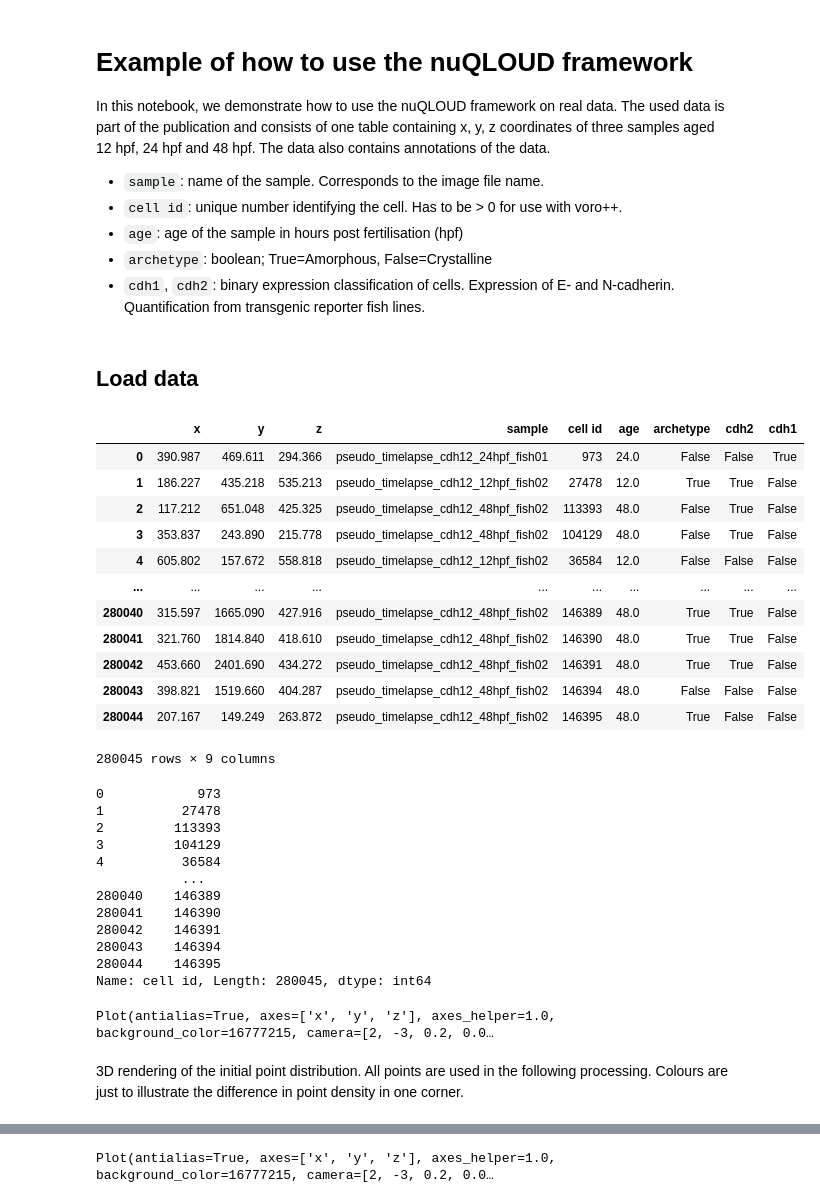
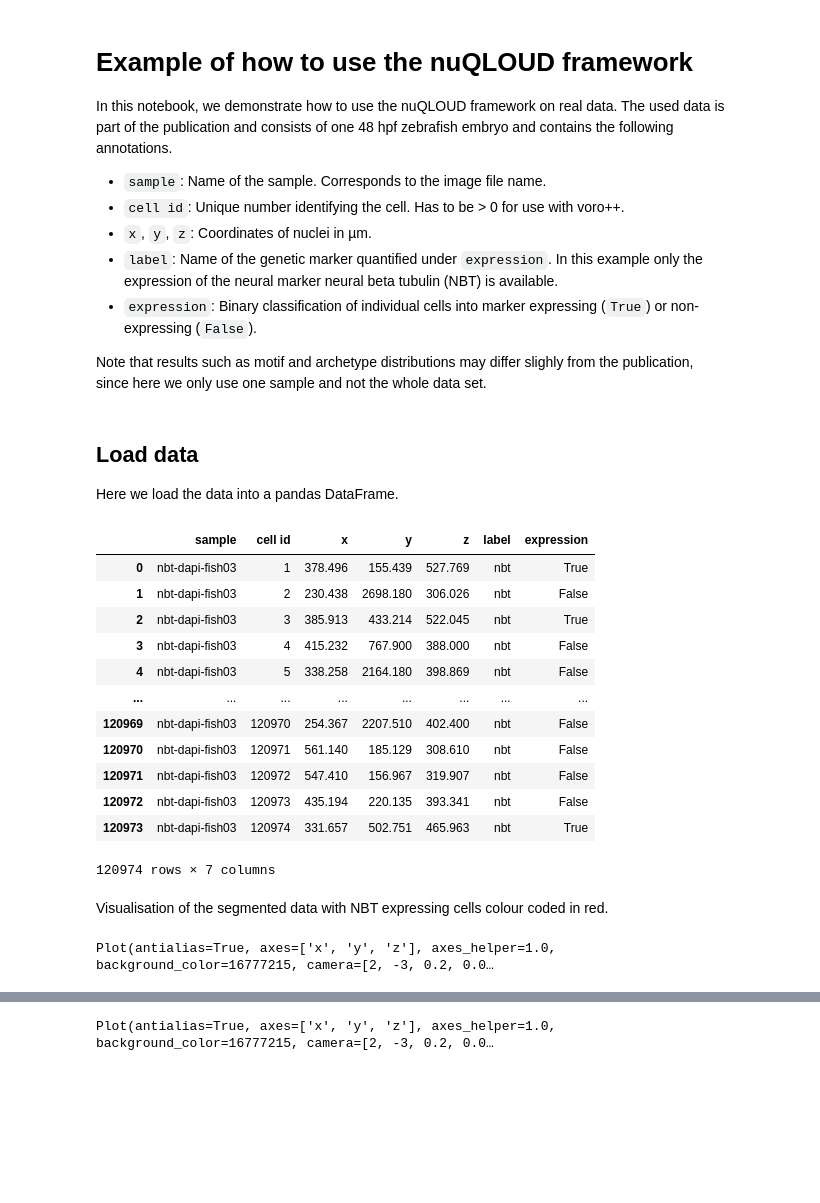
Before and after one commit to max-brambach/nuQLOUD, a Jupyter notebook: nuQLOUD_example_real_data.ipynb, the cells around one changed output, grey strips where cells are left out. Saved outputs shown, nothing was run; the diff lists cells and outputs as text; code cells hidden in the pictures; blank space fills up the shorter version.

Commit message:
update example notebook

```diff
--- a/nuQLOUD_example_real_data.ipynb
+++ b/nuQLOUD_example_real_data.ipynb
@@ -1,11 +1,13 @@
 # %% [markdown]
 # Example of how to use the nuQLOUD framework
-In this notebook, we demonstrate how to use the nuQLOUD framework on real data. The used data is part of the publication and consists of one table containing x, y, z coordinates of three samples aged 12 hpf, 24 hpf and 48 hpf. The data also contains annotations of the data.
-* `sample`: name of the sample. Corresponds to the image file name.
-* `cell id`: unique number identifying the cell. Has to be > 0 for use with voro++.
-* `age`: age of the sample in hours post fertilisation (hpf)
-* `archetype`: boolean; True=Amorphous, False=Crystalline
-* `cdh1`, `cdh2`: binary expression classification of cells. Expression of E- and N-cadherin. Quantification from transgenic reporter fish lines.
+In this notebook, we demonstrate how to use the nuQLOUD framework on real data. The used data is part of the publication and consists of one 48 hpf zebrafish embryo and contains the following annotations.
+* `sample`: Name of the sample. Corresponds to the image file name.
+* `cell id`: Unique number identifying the cell. Has to be > 0 for use with voro++.
+* `x`, `y`, `z`: Coordinates of nuclei in µm.
+* `label`: Name of the genetic marker quantified under `expression`. In this example only the expression of the neural marker neural beta tubulin (NBT) is available.
+* `expression`: Binary classification of individual cells into marker expressing (`True`) or non-expressing (`False`).
+
+Note that results such as motif and archetype distributions may differ slighly from the publication, since here we only use one sample and not the whole data set.
 # %%
 import nuqloud
 import numpy as np
@@ -17,36 +23,24 @@ vedo.settings.notebookBackend = 'k3d'
 vedo.settings.k3dPointShader = '3d'
 # %% [markdown]
 ## Load data
+Here we load the data into a pandas DataFrame.
 # %%
-df = pd.read_csv('example_data/df_time.csv').drop(['Unnamed: 0'], axis=1)
+df = pd.read_csv('example_data/in_toto_nbt.csv').drop(['Unnamed: 0'], axis=1)
 df
 # %% [output]
-|  | x | y | z | sample | cell id | age | archetype | cdh2 | cdh1 |
-| 0 | 390.987 | 469.611 | 294.366 | pseudo_timelapse_cdh12_24hpf_fish01 | 973 | 24.0 | False | False | True |
-| 1 | 186.227 | 435.218 | 535.213 | pseudo_timelapse_cdh12_12hpf_fish02 | 27478 | 12.0 | True | True | False |
-| 2 | 117.212 | 651.048 | 425.325 | pseudo_timelapse_cdh12_48hpf_fish02 | 113393 | 48.0 | False | True | False |
-| 3 | 353.837 | 243.890 | 215.778 | pseudo_timelapse_cdh12_48hpf_fish02 | 104129 | 48.0 | False | True | False |
-| 4 | 605.802 | 157.672 | 558.818 | pseudo_timelapse_cdh12_12hpf_fish02 | 36584 | 12.0 | False | False | False |
-| ... | ... | ... | ... | ... | ... | ... | ... | ... | ... |
-| 280040 | 315.597 | 1665.090 | 427.916 | pseudo_timelapse_cdh12_48hpf_fish02 | 146389 | 48.0 | True | True | False |
-| 280041 | 321.760 | 1814.840 | 418.610 | pseudo_timelapse_cdh12_48hpf_fish02 | 146390 | 48.0 | True | True | False |
-| 280042 | 453.660 | 2401.690 | 434.272 | pseudo_timelapse_cdh12_48hpf_fish02 | 146391 | 48.0 | True | True | False |
-| 280043 | 398.821 | 1519.660 | 404.287 | pseudo_timelapse_cdh12_48hpf_fish02 | 146394 | 48.0 | False | False | False |
-| 280044 | 207.167 | 149.249 | 263.872 | pseudo_timelapse_cdh12_48hpf_fish02 | 146395 | 48.0 | True | False | False |
+|  | sample | cell id | x | y | z | label | expression |
+| 0 | nbt-dapi-fish03 | 1 | 378.496 | 155.439 | 527.769 | nbt | True |
+| 1 | nbt-dapi-fish03 | 2 | 230.438 | 2698.180 | 306.026 | nbt | False |
+| 2 | nbt-dapi-fish03 | 3 | 385.913 | 433.214 | 522.045 | nbt | True |
+| 3 | nbt-dapi-fish03 | 4 | 415.232 | 767.900 | 388.000 | nbt | False |
+| 4 | nbt-dapi-fish03 | 5 | 338.258 | 2164.180 | 398.869 | nbt | False |
+| ... | ... | ... | ... | ... | ... | ... | ... |
+| 120969 | nbt-dapi-fish03 | 120970 | 254.367 | 2207.510 | 402.400 | nbt | False |
+| 120970 | nbt-dapi-fish03 | 120971 | 561.140 | 185.129 | 308.610 | nbt | False |
+| 120971 | nbt-dapi-fish03 | 120972 | 547.410 | 156.967 | 319.907 | nbt | False |
+| 120972 | nbt-dapi-fish03 | 120973 | 435.194 | 220.135 | 393.341 | nbt | False |
+| 120973 | nbt-dapi-fish03 | 120974 | 331.657 | 502.751 | 465.963 | nbt | True |
-280045 rows × 9 columns
+120974 rows × 7 columns
-# %%
-df['cell id']
-# %% [output]
-0            973
-1          27478
-2         113393
-3         104129
-4          36584
-           ...
-280040    146389
-280041    146390
-280042    146391
-280043    146394
-280044    146395
-Name: cell id, Length: 280045, dtype: int64
+# %% [markdown]
+Visualisation of the segmented data with NBT expressing cells colour coded in red.
 # %%
@@ -55,7 +49,5 @@ vedo.show(vedo.Points(df.loc[df['sample']=='pseudo_timelapse_cdh12_48hpf_fish02'
 # %% [output]
 Plot(antialias=True, axes=['x', 'y', 'z'], axes_helper=1.0, background_color=16777215, camera=[2, -3, 0.2, 0.0…
-# %% [markdown]
-3D rendering of the initial point distribution. All points are used in the following processing. Colours are just to illustrate the difference in point density in one corner.
 # %% [markdown]
 ## Generate restricted Voronoi diagram and organisational features
 First, we generate a restricted Voronoi diagram using our modified version of voro++. The modification is that we can call a radially restricted Voronoi diagram from the command line (this is not implemented in the original voro++ code).
```
Also changed, not shown: parts of 23 cells of this notebook, 1 other file.
